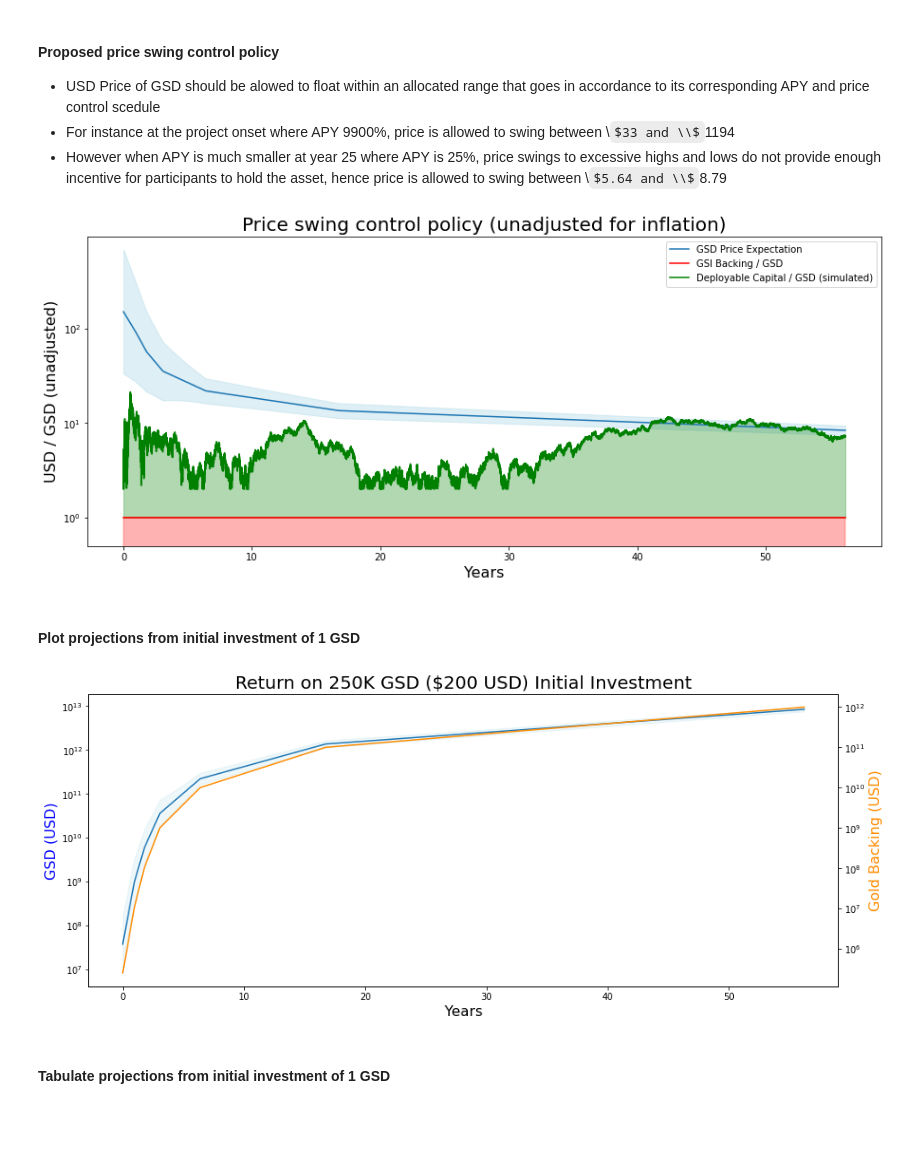
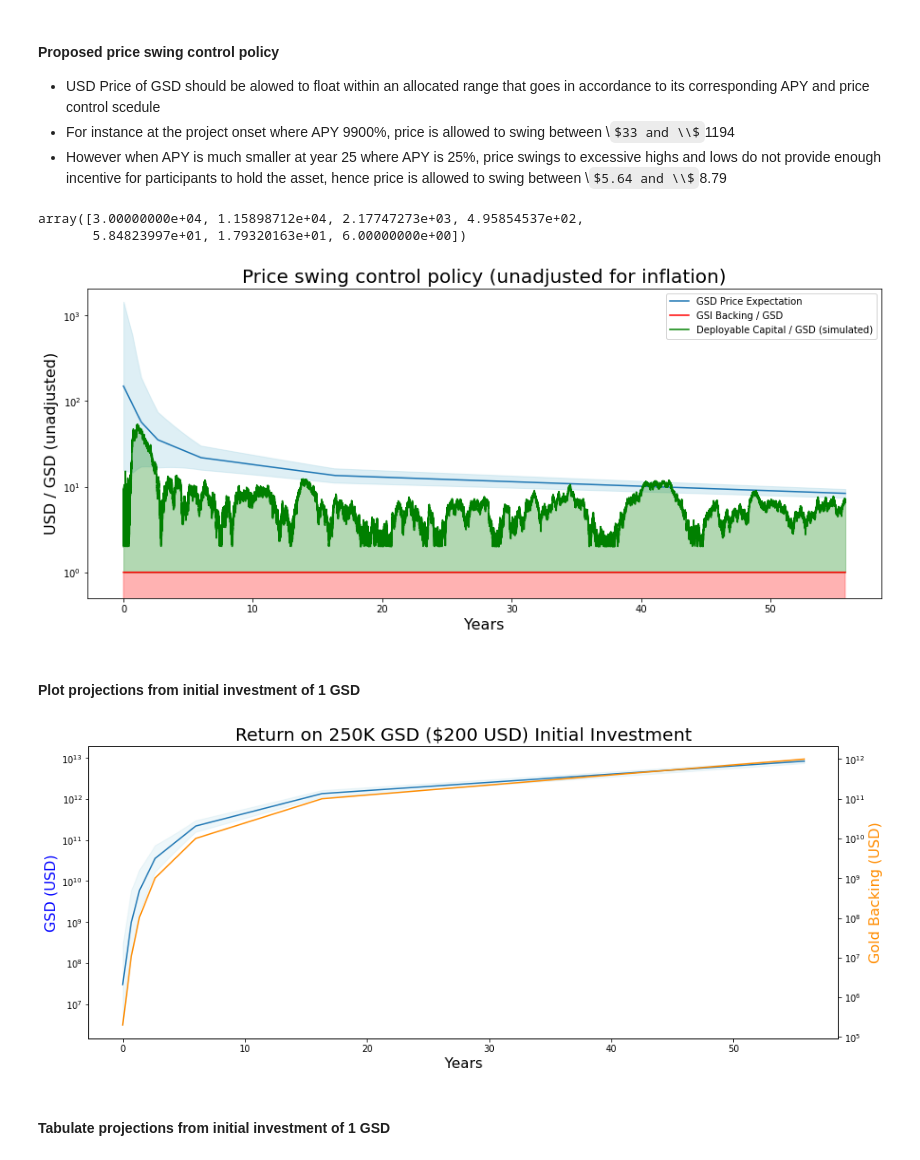
Before and after one commit to icmoore/dao_research, a Jupyter notebook: notebooks/gsd_tokenomics.ipynb, the cells around one changed output. Cells and saved outputs as stored; diff of their text form; code cells hidden in the pictures; some formulas as TeX source; blank space fills up the shorter version.

```diff
--- a/notebooks/gsd_tokenomics.ipynb
+++ b/notebooks/gsd_tokenomics.ipynb
@@ -167,6 +167,7 @@ $P_{k} = \frac{P_{0}}{\phi^{k}}$, where
 # %%
 PHI = 1.6180339887
 # supply = np.array([1e5,1e6,1e7,1e8,1e9,1e10,1e11,1e12]) # Olympus
-supply = np.array([250000,1e7,1e8,1e9,1e10,1e11,1e12]) # GSD 1
+# supply = np.array([250000,1e7,1e8,1e9,1e10,1e11,1e12]) # GSD 1
 # supply = np.array([250000,1e7,1e8,1e9,1e10,1e11,1e12]) # GSD 2
+supply = np.array([200000,1e7,1e8,1e9,1e10,1e11,1e12]) # GSD 3
 p_control_schedule = np.array([1/(PHI**k) for k in range(len(supply))])
@@ -178,7 +174,8 @@ array([150.        ,  92.70509832,  57.29490169,  35.41019663,
 # %%
 # apy_schedule = np.array([1e4,1e3,500,100,25,6,3]) # Olympus
-apy_schedule = np.array([5000,1500,500,100,25,6]) # GSD 1
+# apy_schedule = np.array([5000,1500,500,100,25,6]) # GSD 1
 # apy_schedule = np.array([12000,2000,500,100,25,6]) # GSD 2
+apy_schedule = np.array([30000,3000,500,100,25,6]) # GSD 3
 rebase = apy2Rebase(apy_schedule,365*3)
 yrs_between = np.array([0])
 
@@ -260,6 +257,11 @@ fig.savefig('../img/backing.png')
 * USD Price of GSD should be alowed to float within an allocated range that goes in accordance to its corresponding APY and price control scedule
 * For instance at the project onset where APY 9900\%, price is allowed to swing between \\$33 and \\$1194
 * However when APY is much smaller at year 25 where APY is 25\%, price swings to excessive highs and lows do not provide enough incentive for participants to hold the asset, hence price is allowed to swing between \\$5.64 and \\$8.79
+# %%
+apy_arr_schedule
+# %% [output]
+array([3.00000000e+04, 1.15898712e+04, 2.17747273e+03, 4.95854537e+02,
+       5.84823997e+01, 1.79320163e+01, 6.00000000e+00])
 # %%
 P0 = 150
 a = apy_arr
@@ -293,38 +295,38 @@ plt.ylim(bottom=0.5)
 plt.legend()
 fig.savefig('../img/price_control.png')
 # %% [output]
-[figure, old version]
+[figure, new version]
 # %% [markdown]
 #### Plot projections from initial investment of 1 GSD
 # %%
 rebase = apy2Rebase(apy_arr,365*3)
 rates = percent2X(rebase)
 
-invest_gsd = np.array([250000])
+invest_gsd = np.array([200000])
 
 for k in range(1,len(apy_arr)):
     invest_gsd = np.append(invest_gsd,invest_gsd[k-1]*rates[k-1])
 
 invest_usd =  p_control*invest_gsd
 invest_usd_upr =  p_control_upr*invest_gsd
 invest_usd_lwr =  p_control_lwr*invest_gsd
 
 fig, gsd_ax = plt.subplots(figsize=(15, 6))
 gold_ax = gsd_ax.twinx()
 gsd_ax.set_yscale('log', subs=[1])
 gold_ax.set_yscale('log', subs=[1])
 gsd_ax.plot(yrs_interp, invest_usd, label='USD (unadjusted)')
 gsd_ax.fill_between(yrs_interp, invest_usd_lwr, invest_usd_upr, alpha=0.2, color='lightblue')
 gold_ax.plot(yrs_interp, invest_gsd, label='Gold Backing (units)',color='darkorange')
 gsd_ax.set_title("Return on 250K GSD ($200 USD) Initial Investment", fontsize=20)
 gsd_ax.set_ylabel("GSD (USD)", fontsize=16,color='blue')
 gsd_ax.set_xlabel("Years", fontsize=16)
 #gsd_ax.set_ylim(bottom=0.1,top=1.2e8)
 #gold_ax.set_ylim(bottom=0.1,top=1.2e8)
 gold_ax.set_ylabel("Gold Backing (USD)", fontsize=16,color='darkorange')
 fig.savefig('../img/gsd_vs_gold_backing.png')
 # %% [output]
-[figure, old version]
+[figure, new version]
 # %% [markdown]
 #### Tabulate projections from initial investment of 1 GSD
 # %%
```
Also changed, not shown: parts of 4 cells of this notebook, 14 other files.
